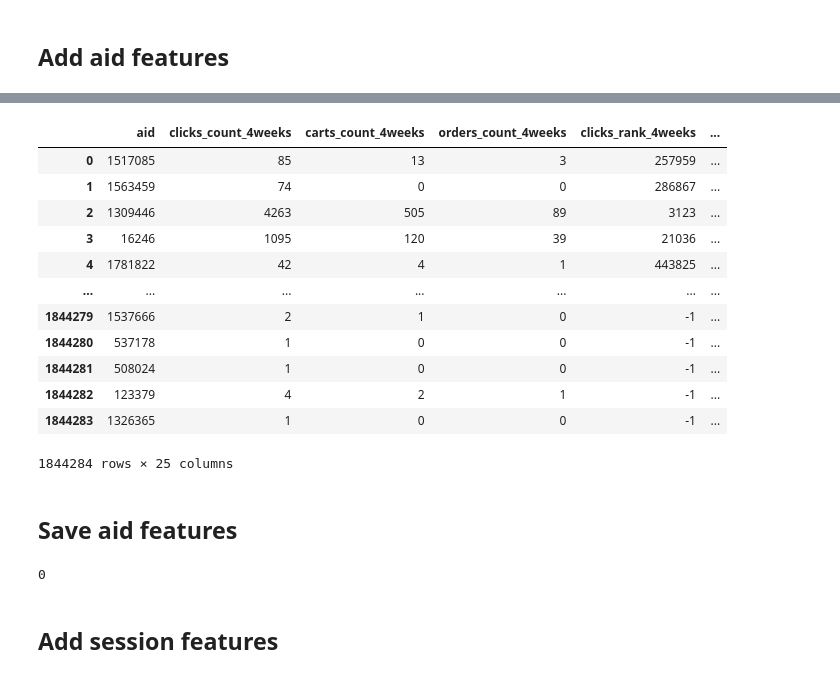
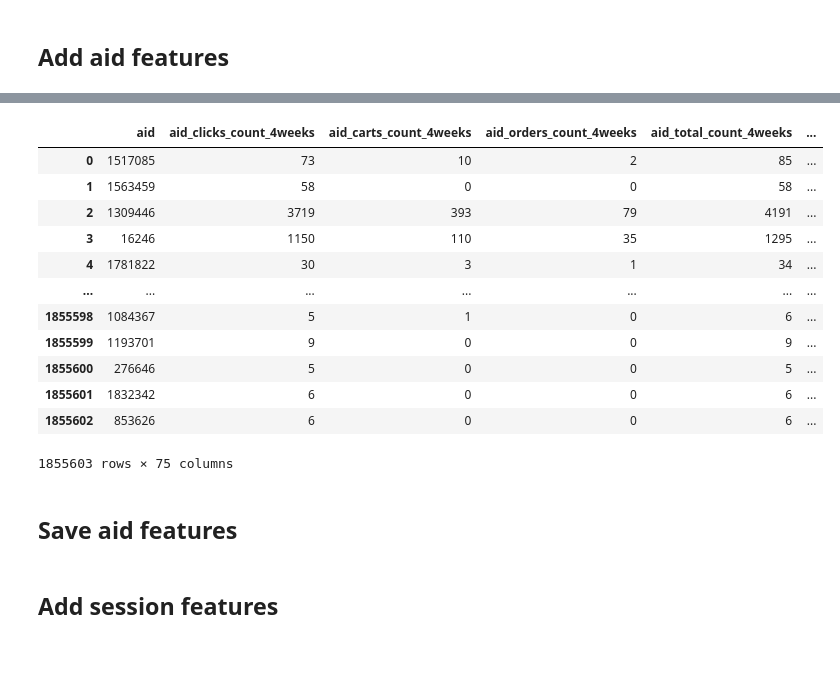
Before and after one commit to tetsuro731/OTTO-kaggle-tetsuro731, a Jupyter notebook: notebook/generate_session_aid_features.ipynb, the cells around one changed output, grey strips where cells are left out. Cells and saved outputs as stored; diff of their text form; code cells hidden in the pictures.

```diff
--- a/notebook/generate_session_aid_features.ipynb
+++ b/notebook/generate_session_aid_features.ipynb
@@ -147,25 +238,33 @@ i= 1week *******
 # %%
+# weekごとの比のfeature
 for i in ['clicks', 'carts', 'orders']:
-    #for j in [2,3,4]:
     for j in [2,4]:
-        aid_df[f'aid_{i}_count_rate_1_{j}'] = aid_df[f'{i}_count_1week'] / (aid_df[f'{i}_count_{j}weeks'] + 0.000001)
+        aid_df[f'aid_{i}_count_rate_1_{j}'] = aid_df[f'aid_{i}_count_1week'] / (aid_df[f'aid_{i}_count_{j}weeks'] + 0.000001)
         aid_df[f'aid_{i}_count_rate_1_{j}'] = aid_df[f'aid_{i}_count_rate_1_{j}'].astype('float32')
+
+        aid_df[f'aid_{i}_uu_rate_1_{j}'] = aid_df[f'aid_{i}_uu_1week'] / (aid_df[f'aid_{i}_uu_{j}weeks'] + 0.000001)
+        aid_df[f'aid_{i}_uu_rate_1_{j}'] = aid_df[f'aid_{i}_uu_rate_1_{j}'].astype('float32')
+        # i loopの一回だけ実行
+        if i == 'clicks':
+            aid_df[f'aid_total_uu_rate_1_{j}'] = aid_df[f'aid_total_uu_1week'] / (aid_df[f'aid_total_uu_{j}weeks'] + 0.000001)
+            aid_df[f'aid_total_uu_rate_1_{j}'] = aid_df[f'aid_total_uu_rate_1_{j}'].astype('float32')
-# %%
-aid_df
-# %% [output]
-|  | aid | clicks_count_4weeks | carts_count_4weeks | orders_count_4weeks | clicks_rank_4weeks | ... |
-| 0 | 1517085 | 85 | 13 | 3 | 257959 | ... |
-| 1 | 1563459 | 74 | 0 | 0 | 286867 | ... |
-| 2 | 1309446 | 4263 | 505 | 89 | 3123 | ... |
-| 3 | 16246 | 1095 | 120 | 39 | 21036 | ... |
-| 4 | 1781822 | 42 | 4 | 1 | 443825 | ... |
-| ... | ... | ... | ... | ... | ... | ... |
-| 1844279 | 1537666 | 2 | 1 | 0 | -1 | ... |
-| 1844280 | 537178 | 1 | 0 | 0 | -1 | ... |
-| 1844281 | 508024 | 1 | 0 | 0 | -1 | ... |
-| 1844282 | 123379 | 4 | 2 | 1 | -1 | ... |
-| 1844283 | 1326365 | 1 | 0 | 0 | -1 | ... |
-1844284 rows × 25 columns
+# %%
+pd.set_option('display.max_columns', 100)
+aid_df
+# %% [output]
+|  | aid | aid_clicks_count_4weeks | aid_carts_count_4weeks | aid_orders_count_4weeks | aid_total_count_4weeks | ... |
+| 0 | 1517085 | 73 | 10 | 2 | 85 | ... |
+| 1 | 1563459 | 58 | 0 | 0 | 58 | ... |
+| 2 | 1309446 | 3719 | 393 | 79 | 4191 | ... |
+| 3 | 16246 | 1150 | 110 | 35 | 1295 | ... |
+| 4 | 1781822 | 30 | 3 | 1 | 34 | ... |
+| ... | ... | ... | ... | ... | ... | ... |
+| 1855598 | 1084367 | 5 | 1 | 0 | 6 | ... |
+| 1855599 | 1193701 | 9 | 0 | 0 | 9 | ... |
+| 1855600 | 276646 | 5 | 0 | 0 | 5 | ... |
+| 1855601 | 1832342 | 6 | 0 | 0 | 6 | ... |
+| 1855602 | 853626 | 6 | 0 | 0 | 6 | ... |
+1855603 rows × 75 columns
 # %% [markdown]
 ## Save aid features
 # %%
@@ -173,11 +272,6 @@ if valid_flag:
     aid_df.to_parquet(f'{output_path}/valid_aid_features.parquet')
 else:
     aid_df.to_parquet(f'{output_path}/test_aid_features.parquet')
-
-del aid_df
-gc.collect()
-# %% [output]
-0
 # %% [markdown]
 ## Add session features
 # %%
```
Also changed, not shown: parts of 17 cells of this notebook, 2 other files.
